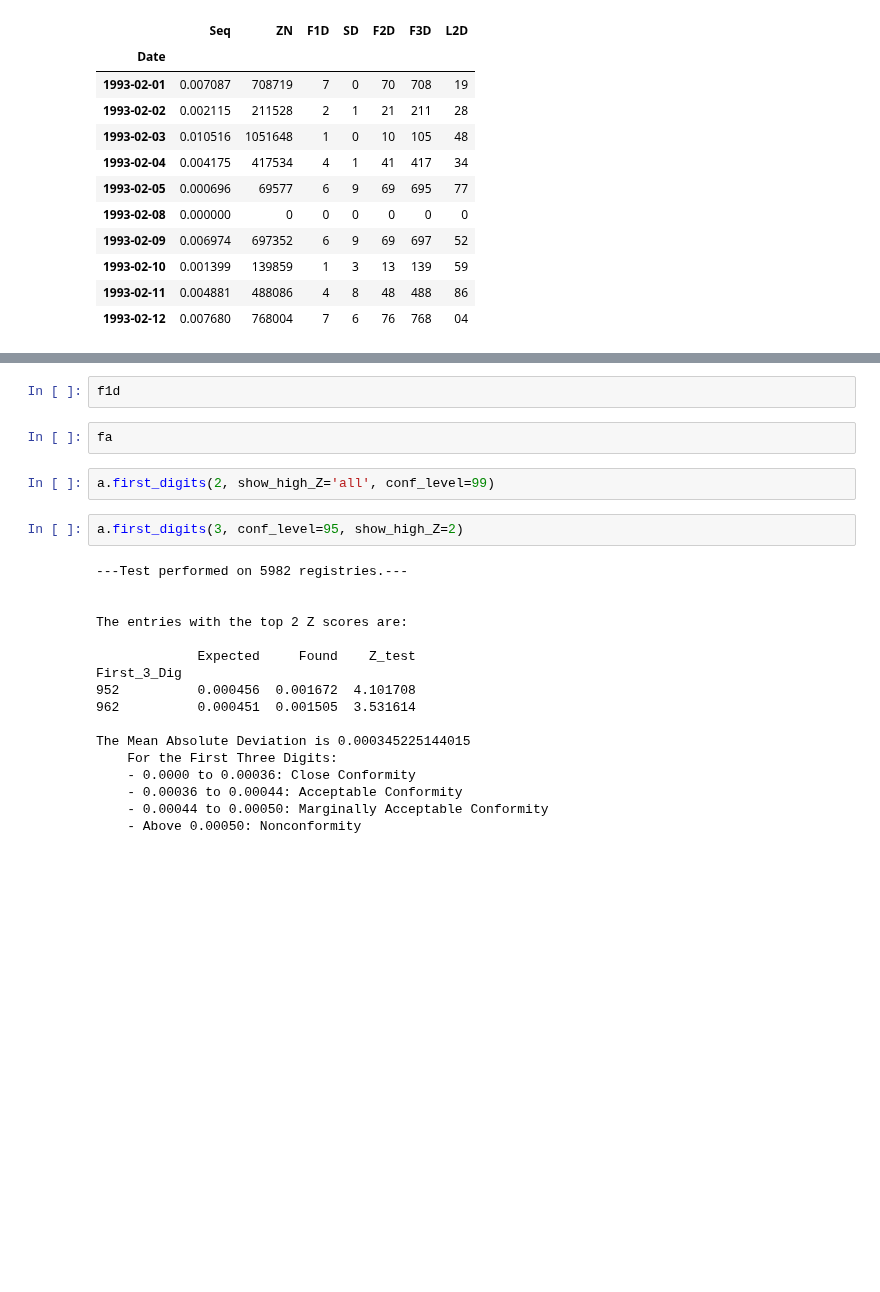
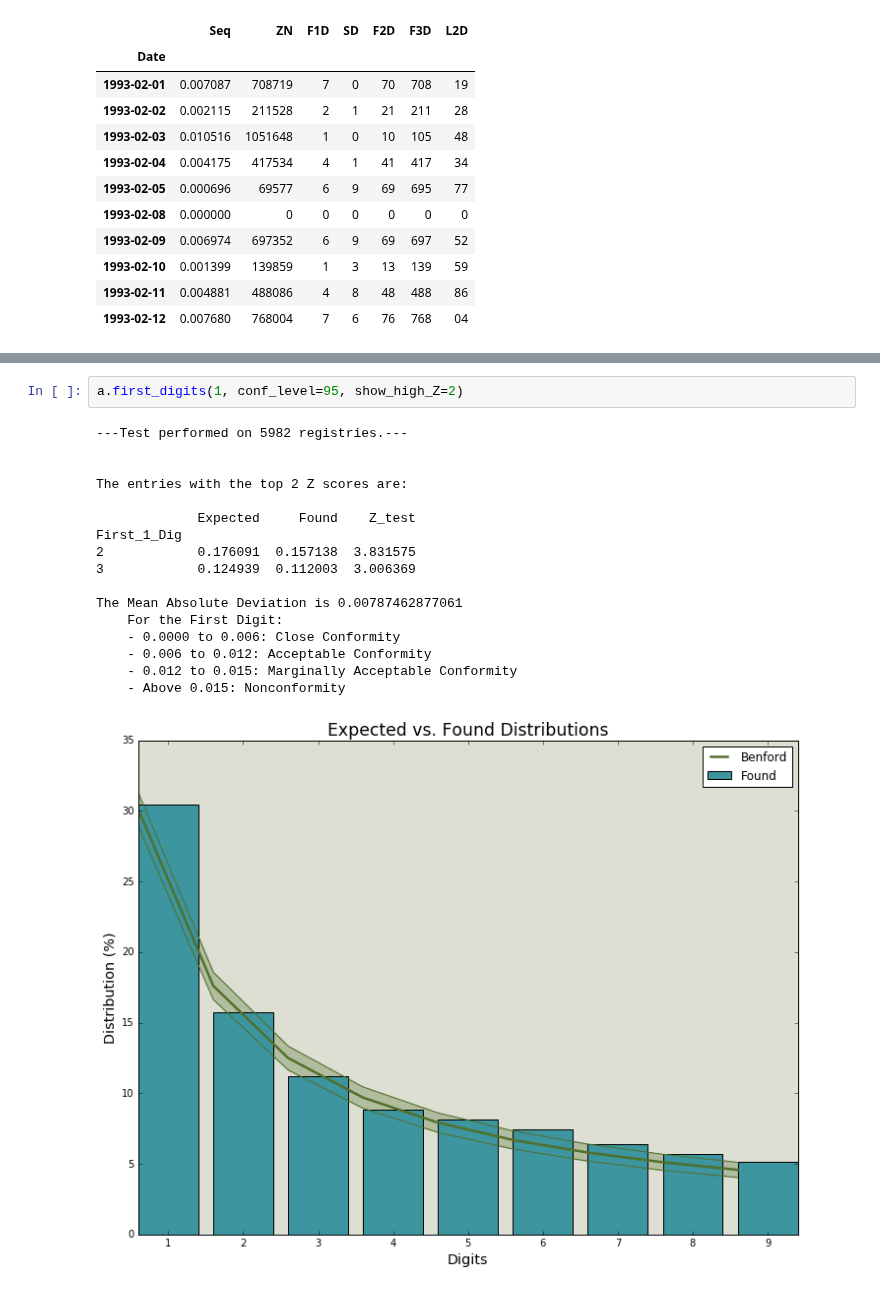
Before and after one commit to milcent/benford_py, a Jupyter notebook: Getting Started with Benford for Python.ipynb, the cells around one changed output, grey strips where cells are left out. Cells and saved outputs as stored; diff of their text form; blank space fills up the shorter version.

```diff
--- a/Getting Started with Benford for Python.ipynb
+++ b/Getting Started with Benford for Python.ipynb
@@ -145,28 +139,23 @@ The Mean Absolute Deviation is 0.00139600928656
-# %%
-f1d
-# %%
-fa
-# %%
-a.first_digits(2, show_high_Z='all', conf_level=99)
 # %%
-a.first_digits(3, conf_level=95, show_high_Z=2)
+a.first_digits(1, conf_level=95, show_high_Z=2)
 # %% [output]
 ---Test performed on 5982 registries.---
 
 
 The entries with the top 2 Z scores are:
 
              Expected     Found    Z_test
-First_3_Dig
-952          0.000456  0.001672  4.101708
-962          0.000451  0.001505  3.531614
+First_1_Dig
+2            0.176091  0.157138  3.831575
+3            0.124939  0.112003  3.006369
 
-The Mean Absolute Deviation is 0.000345225144015
-    For the First Three Digits:
-    - 0.0000 to 0.00036: Close Conformity
-    - 0.00036 to 0.00044: Acceptable Conformity
-    - 0.00044 to 0.00050: Marginally Acceptable Conformity
-    - Above 0.00050: Nonconformity
+The Mean Absolute Deviation is 0.00787462877061
+    For the First Digit:
+    - 0.0000 to 0.006: Close Conformity
+    - 0.006 to 0.012: Acceptable Conformity
+    - 0.012 to 0.015: Marginally Acceptable Conformity
+    - Above 0.015: Nonconformity
+[figure, added]
 # %%
 a.second_digit(conf_level=99, show_high_Z='all')#, limit_N=2500)
 # %% [output]
```
Also changed, not shown: parts of 12 cells of this notebook, 1 other file.
